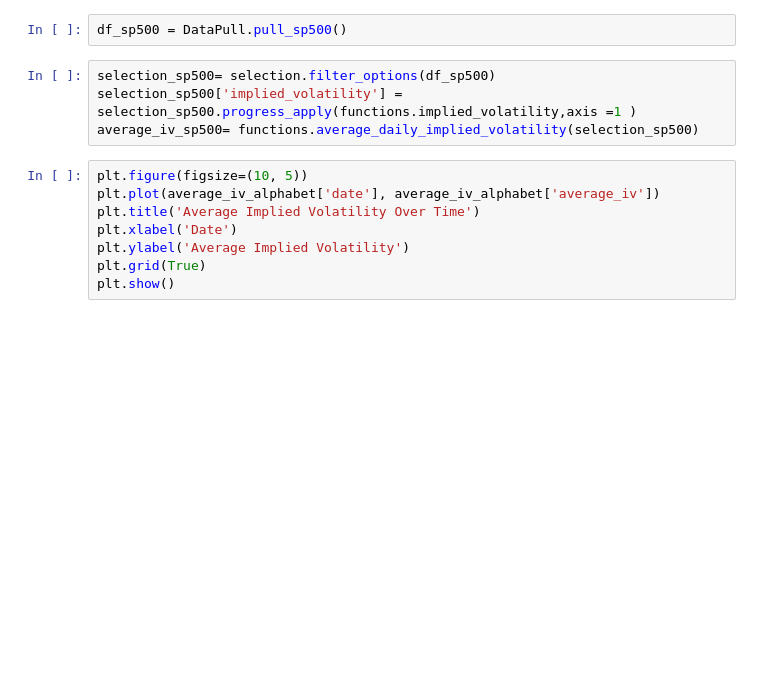
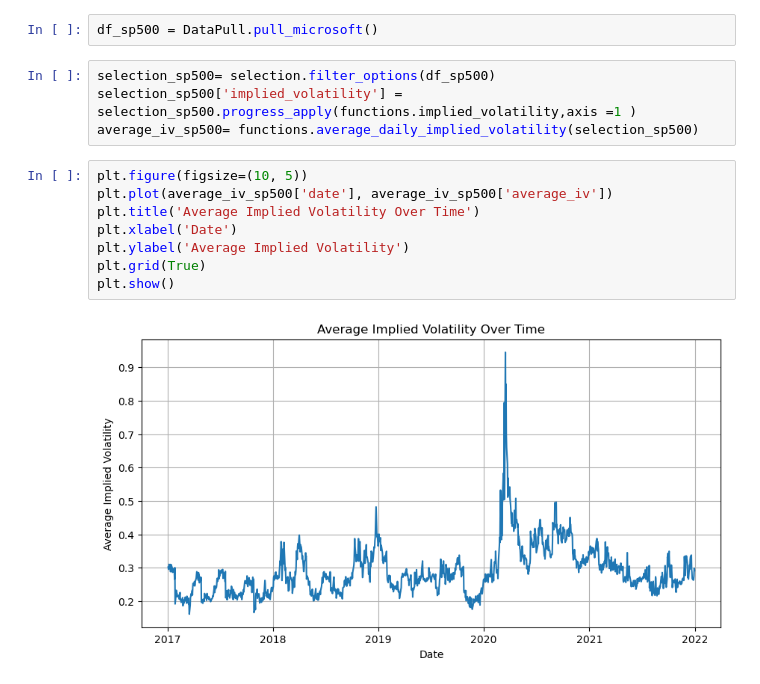
Before and after one commit to Ahmed-haji/ThesisProject, a Jupyter notebook: Jupyterlab/Untitled (1).ipynb, the cells around one changed output. Saved outputs shown, nothing was run; the diff lists cells and outputs as text; blank space fills up the shorter version.

```diff
--- a/Jupyterlab/Untitled (1).ipynb
+++ b/Jupyterlab/Untitled (1).ipynb
@@ -32,15 +14,17 @@ plt.show()
 # %%
-df_sp500 = DataPull.pull_sp500()
+df_sp500 = DataPull.pull_microsoft()
 # %%
 selection_sp500= selection.filter_options(df_sp500)
 selection_sp500['implied_volatility'] = selection_sp500.progress_apply(functions.implied_volatility,axis =1 )
 average_iv_sp500= functions.average_daily_implied_volatility(selection_sp500)
 # %%
 plt.figure(figsize=(10, 5))
-plt.plot(average_iv_alphabet['date'], average_iv_alphabet['average_iv'])
+plt.plot(average_iv_sp500['date'], average_iv_sp500['average_iv'])
 plt.title('Average Implied Volatility Over Time')
 plt.xlabel('Date')
 plt.ylabel('Average Implied Volatility')
 plt.grid(True)
 plt.show()
+# %% [output]
+[figure, added]
 # %%
```
Also changed, not shown: parts of 10 cells of this notebook, 18 other files.
